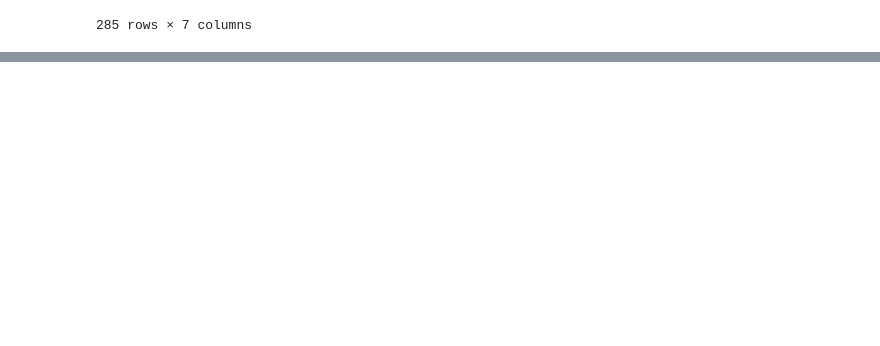
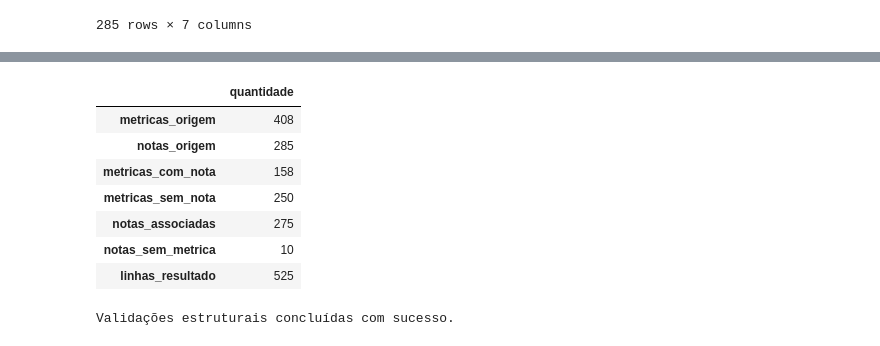
Before and after one commit to lucasz-g/aut-producao-wheaton, a Jupyter notebook: analytics/notebooks/003_merge.ipynb, the cells around one changed output, grey strips where cells are left out. Drawn from its saved outputs; the diff is of its cells as text; code cells hidden in the pictures; blank space fills up the shorter version.

```diff
--- a/analytics/notebooks/003_merge.ipynb
+++ b/analytics/notebooks/003_merge.ipynb
@@ -236,0 +432,46 @@ df_final = df_metricas.merge(
+# %%
+# 6. Confirma que as notas associadas pertencem à mesma hora da métrica
+linhas_com_nota = df_final["_status_merge"].eq("both")
+
+horarios_consistentes = (
+    df_final.loc[linhas_com_nota, "Data_metrica"].dt.floor("h")
+    .eq(df_final.loc[linhas_com_nota, "Data_merge"])
+    & df_final.loc[linhas_com_nota, "Data_nota"].dt.floor("h")
+    .eq(df_final.loc[linhas_com_nota, "Data_merge"])
+)
+
+assert horarios_consistentes.all(), (
+    "Há notas associadas a uma hora diferente da hora da métrica."
+)
+
+# Como a chave das métricas é única, cada nota encontrada deve aparecer uma vez
+ocorrencias_por_nota = (
+    df_final.loc[linhas_com_nota, "_id_nota"]
+    .value_counts()
+)
+assert ocorrencias_por_nota.le(1).all(), (
+    "Uma mesma nota foi associada a mais de uma métrica."
+)
+
+resumo_validacao = pd.Series({
+    "metricas_origem": len(metricas_merge),
+    "notas_origem": len(notas_merge),
+    "metricas_com_nota": df_final.loc[linhas_com_nota, "_id_metrica"].nunique(),
+    "metricas_sem_nota": metricas_sem_nota["_id_metrica"].nunique(),
+    "notas_associadas": df_final.loc[linhas_com_nota, "_id_nota"].nunique(),
+    "notas_sem_metrica": len(notas_sem_metrica),
+    "linhas_resultado": len(df_final),
+}, name="quantidade")
+
+display(resumo_validacao.to_frame())
+print("Validações estruturais concluídas com sucesso.")
+# %% [output]
+|  | quantidade |
+| metricas_origem | 408 |
+| notas_origem | 285 |
+| metricas_com_nota | 158 |
+| metricas_sem_nota | 250 |
+| notas_associadas | 275 |
+| notas_sem_metrica | 10 |
+| linhas_resultado | 525 |
+Validações estruturais concluídas com sucesso.
```
Also changed, not shown: parts of 15 cells of this notebook, 3 other files.
